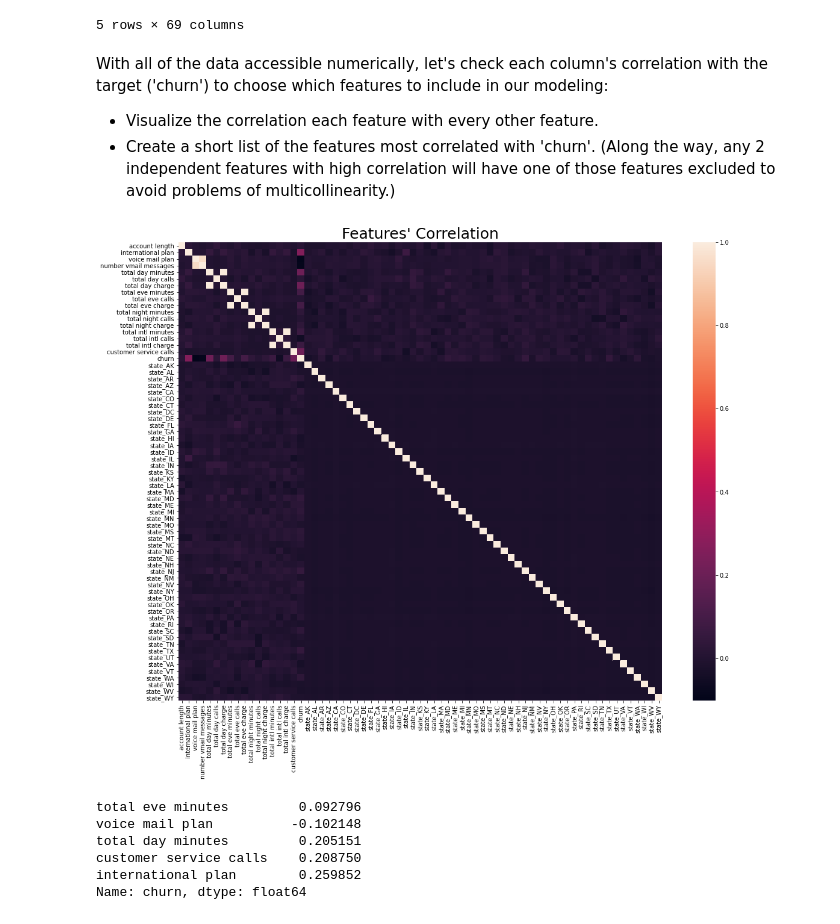
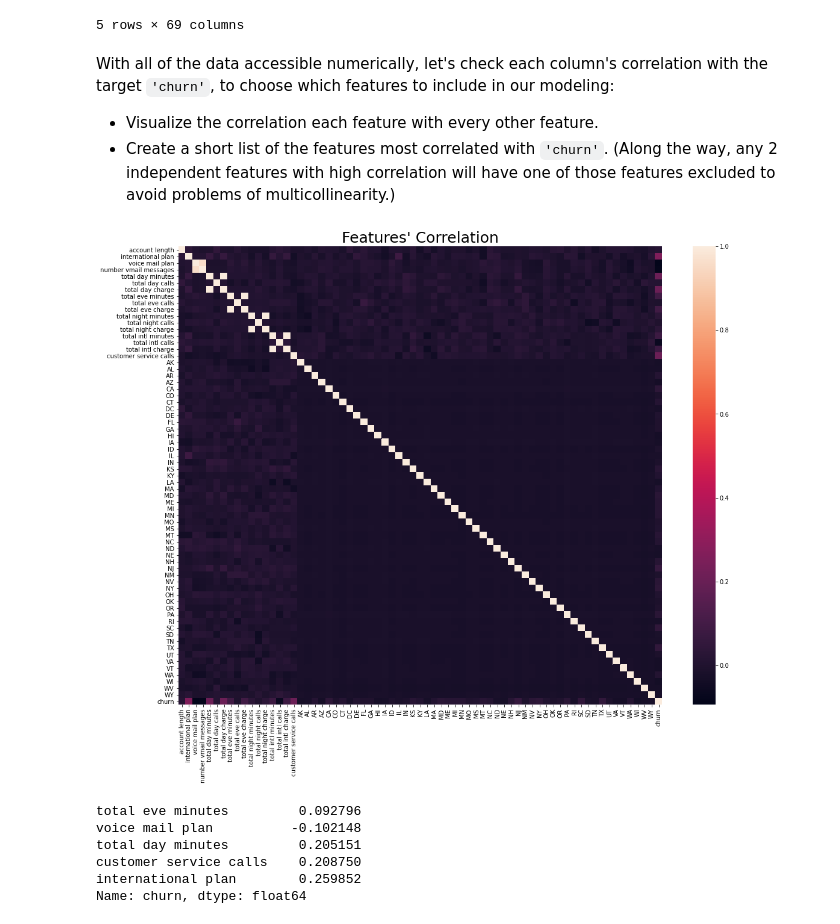
Before and after one commit to terminalcoder/Churn-in-Telecom, a Jupyter notebook: notebook.ipynb, the cells around one changed output. Drawn from its saved outputs; the diff is of its cells as text; code cells hidden in the pictures.

Commit message:
updated images

```diff
--- a/notebook.ipynb
+++ b/notebook.ipynb
@@ -160,16 +160,16 @@ ohe_df.head()
 | 4 | 75 | 1 | 0 | 0 | 166.7 | ... |
 5 rows × 69 columns
 # %% [markdown]
-With all of the data accessible numerically, let's check each column's correlation with the target ('churn') to choose which features to include in our modeling:
+With all of the data accessible numerically, let's check each column's correlation with the target `'churn'`, to choose which features to include in our modeling:
 * Visualize the correlation each feature with every other feature.
-* Create a short list of the features most correlated with 'churn'. (Along the way, any 2 independent features with high correlation will have one of those features excluded to avoid problems of multicollinearity.)
+* Create a short list of the features most correlated with `'churn'`. (Along the way, any 2 independent features with high correlation will have one of those features excluded to avoid problems of multicollinearity.)
 # %%
 # visualize a heatmap of feature correlation
 fig, axes = plt.subplots(figsize=(18, 14))
-sns.heatmap(ohe_df.corr())
+sns.heatmap(X_train.join(y_train).corr())
 axes.set_title("Features' Correlation", {'fontsize' : 25});
 # %% [output]
-[figure, old version]
+[figure, new version]
 # %%
 # create a list of 5 column names most correlated with 'churn' (exclude columns correlated with each other to avoid multicollinearity)
 high_corr_lst = df.corr()['churn'].abs().round(3).sort_values()[-8:].drop_duplicates().keys().drop('churn')
```
Also changed, not shown: parts of 8 cells of this notebook, 3 other files.
